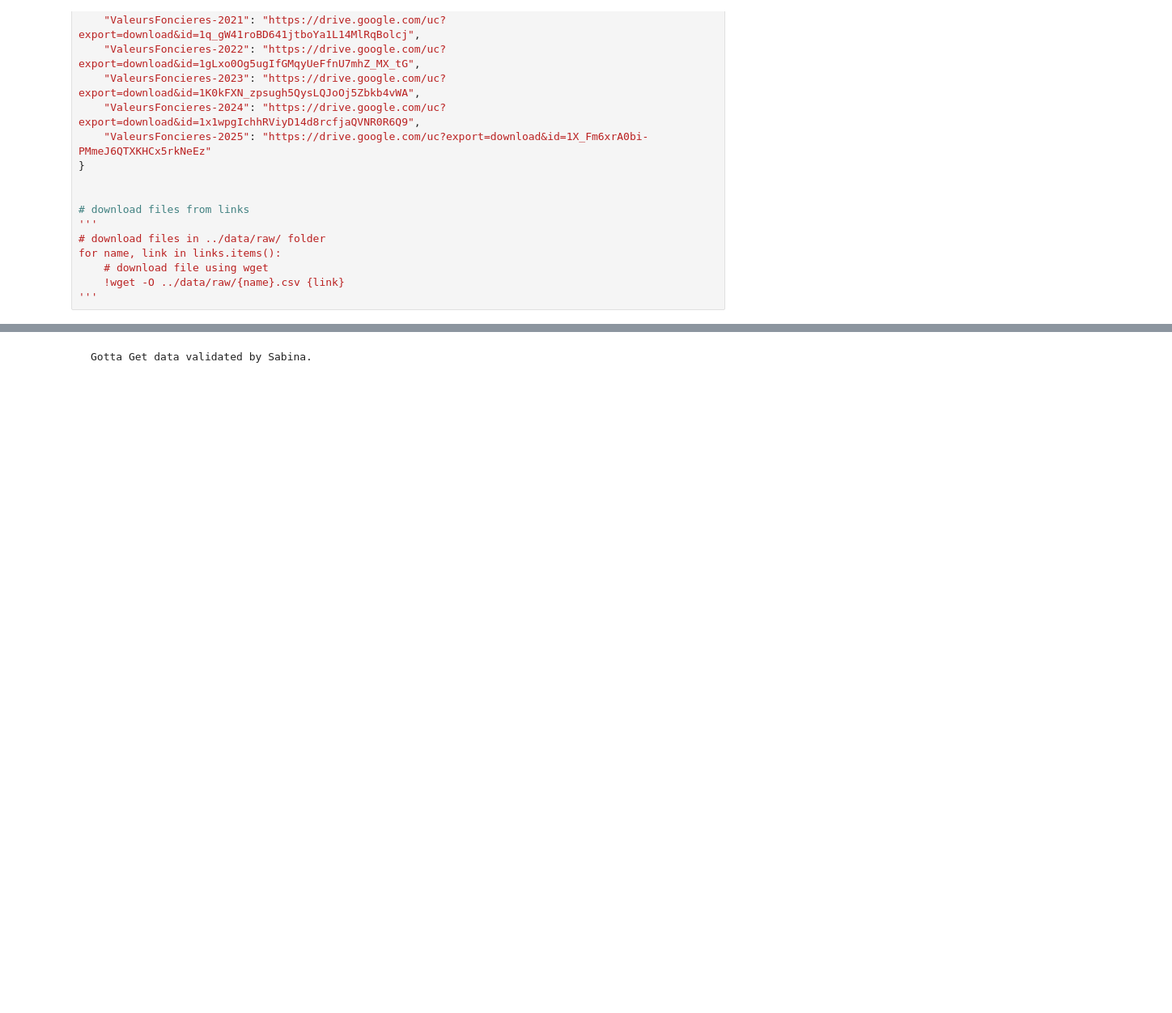
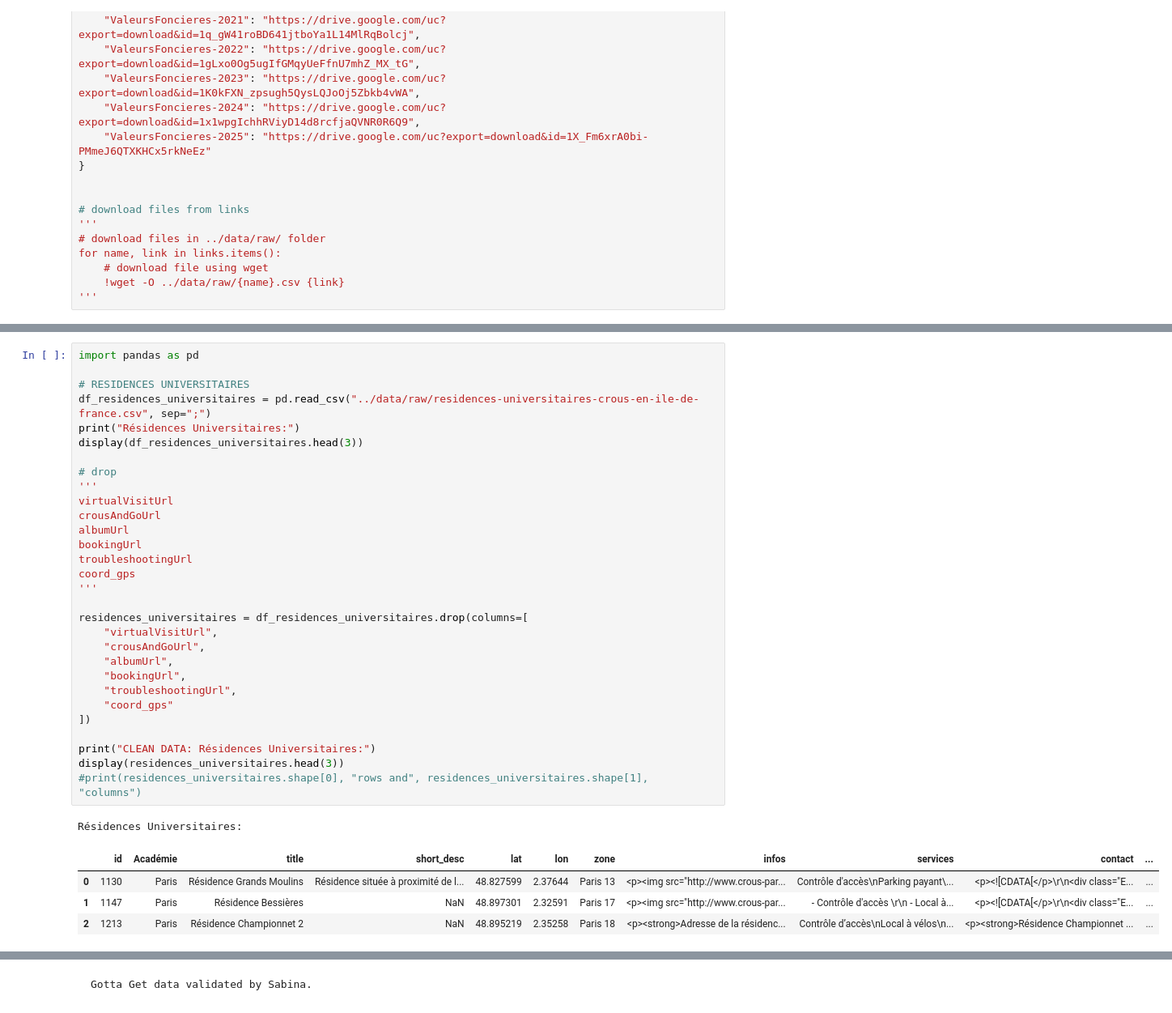
Before and after one commit to samia-boubaya/rncp-project, a Jupyter notebook: notebooks/ERD_00_data_validation.ipynb, the cells around one changed output, grey strips where cells are left out. Shown at 81% size. Cells and saved outputs as stored; diff of their text form; blank space fills up the shorter version.

```diff
--- a/notebooks/ERD_00_data_validation.ipynb
+++ b/notebooks/ERD_00_data_validation.ipynb
@@ -286,0 +291,36 @@ print(100*"-")
+# %%
+import pandas as pd
+
+# RESIDENCES UNIVERSITAIRES
+df_residences_universitaires = pd.read_csv("../data/raw/residences-universitaires-crous-en-ile-de-france.csv", sep=";")
+print("Résidences Universitaires:")
+display(df_residences_universitaires.head(3))
+
+# drop
+'''
+virtualVisitUrl
+crousAndGoUrl
+albumUrl
+bookingUrl
+troubleshootingUrl
+coord_gps
+'''
+
+residences_universitaires = df_residences_universitaires.drop(columns=[
+    "virtualVisitUrl",
+    "crousAndGoUrl",
+    "albumUrl",
+    "bookingUrl",
+    "troubleshootingUrl",
+    "coord_gps"
+])
+
+print("CLEAN DATA: Résidences Universitaires:")
+display(residences_universitaires.head(3))
+#print(residences_universitaires.shape[0], "rows and", residences_universitaires.shape[1], "columns")
+# %% [output]
+Résidences Universitaires:
+|  | id | Académie | title | short_desc | lat | lon | zone | infos | services | contact | ... |
+| 0 | 1130 | Paris | Résidence Grands Moulins | Résidence située à proximité de l... | 48.827599 | 2.37644 | Paris 13 | <p><img src="http://www.crous-par... | Contrôle d'accès\nParking payant\... | <p><![CDATA[</p>\r\n<div class="E... | ... |
+| 1 | 1147 | Paris | Résidence Bessières | NaN | 48.897301 | 2.32591 | Paris 17 | <p><img src="http://www.crous-par... | - Contrôle d'accès \r\n - Local à... | <p><![CDATA[</p>\r\n<div class="E... | ... |
+| 2 | 1213 | Paris | Résidence Championnet 2 | NaN | 48.895219 | 2.35258 | Paris 18 | <p><strong>Adresse de la résidenc... | Contrôle d’accès\nLocal à vélos\n... | <p><strong>Résidence Championnet ... | ... |
```
Also changed, not shown: parts of 22 cells of this notebook, 5 other files.
